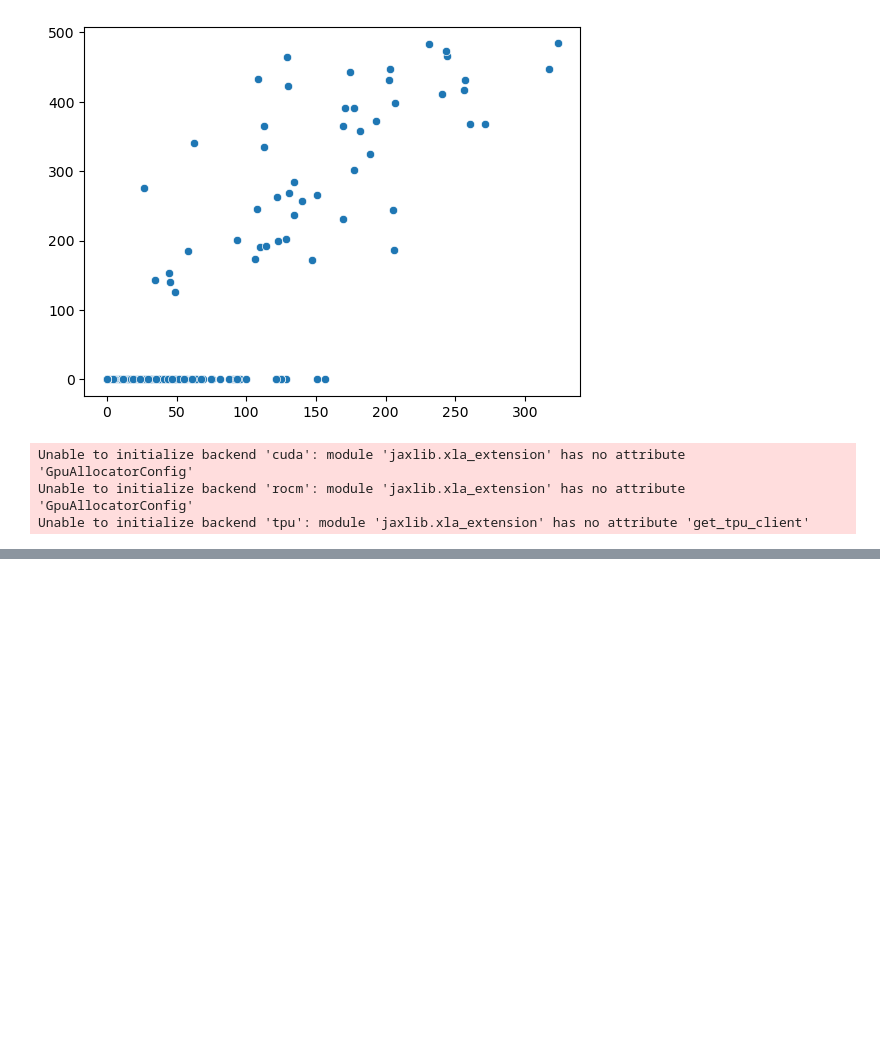
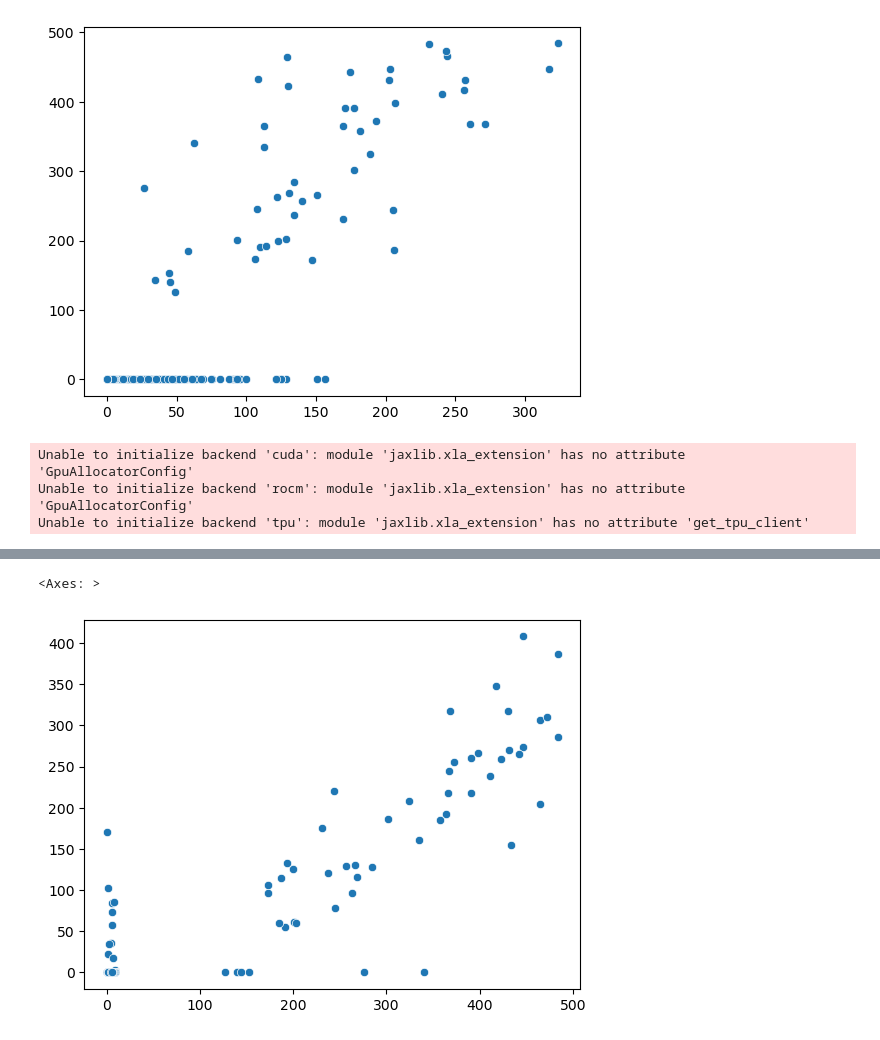
Before and after one commit to pirl-unc/golfy, a Jupyter notebook: notebooks/Deconvolution.ipynb, the cells around one changed output, grey strips where cells are left out. Drawn from its saved outputs; the diff is of its cells as text; code cells hidden in the pictures; blank space fills up the shorter version.

```diff
--- a/notebooks/Deconvolution.ipynb
+++ b/notebooks/Deconvolution.ipynb
@@ -1031,0 +1066,7 @@ AssertionError:
+# %%
+seaborn.scatterplot(
+    x=hit_activity + background,
+    y=x_lasso.astype(int))
+# %% [output]
+<Axes: >
+[figure, added]
```
Also changed, not shown: parts of 33 cells of this notebook, 2 other files.
